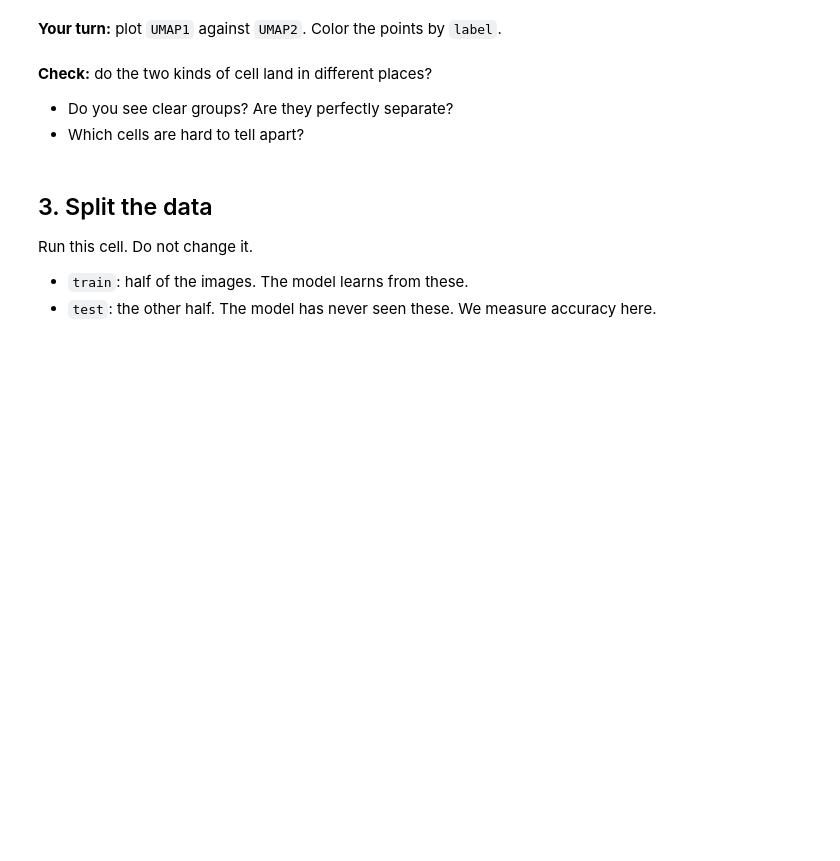
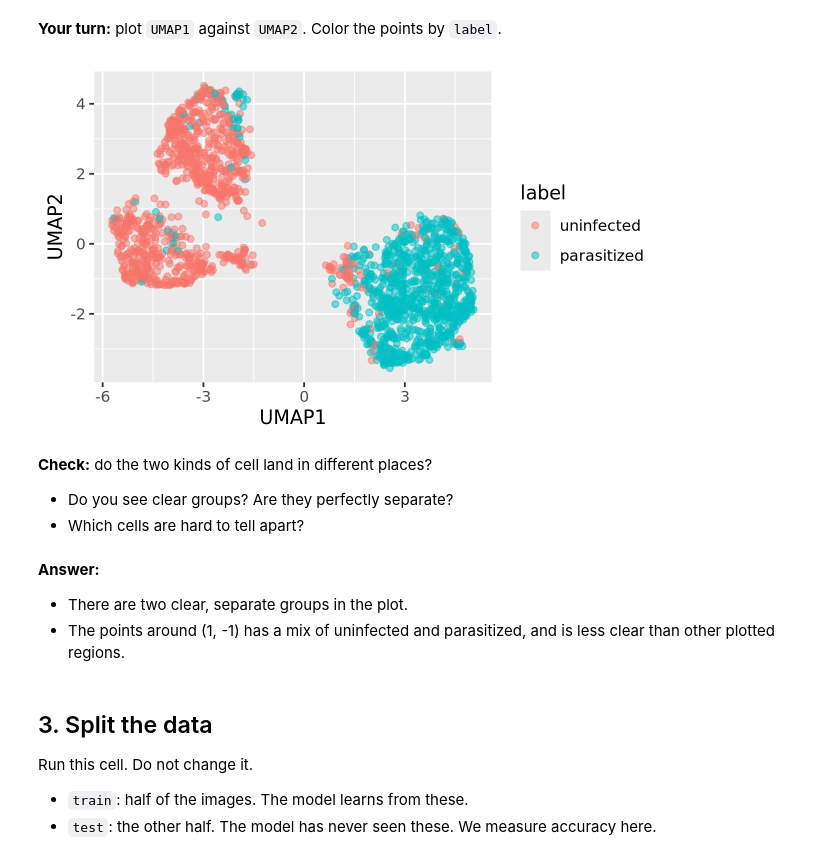
Before and after one commit to flocheung/bios512, a Jupyter notebook: exercises/17-encoder-exercise.ipynb, the cells around one changed output. Cells and saved outputs as stored; diff of their text form; code cells hidden in the pictures; blank space fills up the shorter version.

```diff
--- a/exercises/17-encoder-exercise.ipynb
+++ b/exercises/17-encoder-exercise.ipynb
@@ -44,12 +72,18 @@ umap_coords |> head()
 # %% [markdown]
 **Your turn:** plot `UMAP1` against `UMAP2`. Color the points by `label`.
 # %%
-# Chart code goes here
+ggplot(umap_coords, aes(UMAP1, UMAP2, color = label)) + geom_point(alpha = 0.5)
+# %% [output]
+[figure, added]
 # %% [markdown]
 **Check:** do the two kinds of cell land in different places?
 
 - Do you see clear groups? Are they perfectly separate?
 - Which cells are hard to tell apart?
+# %% [markdown]
+**Answer:**
+- There are two clear, separate groups in the plot.
+- The points around (1, -1) has a mix of uninfected and parasitized, and is less clear than other plotted regions.
 # %% [markdown]
 ## 3. Split the data
 
```
Also changed, not shown: parts of 10 cells of this notebook, 2 other files.
